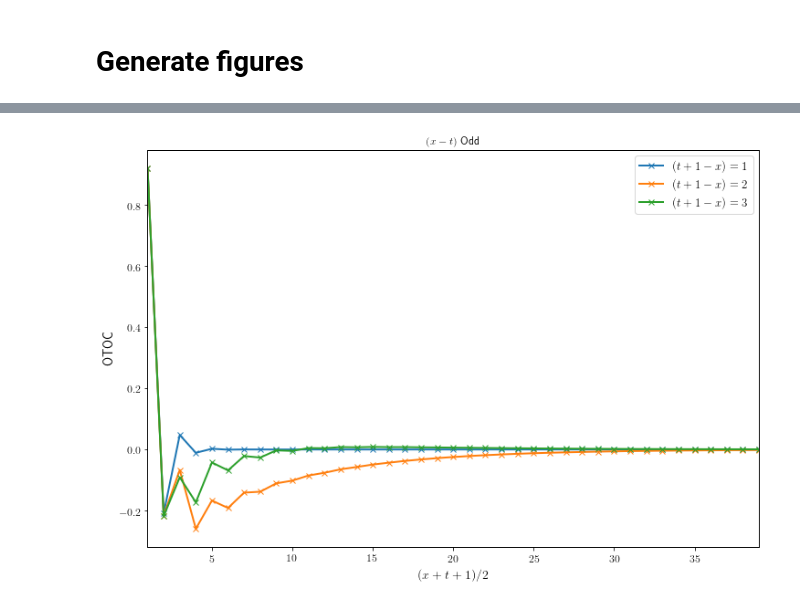
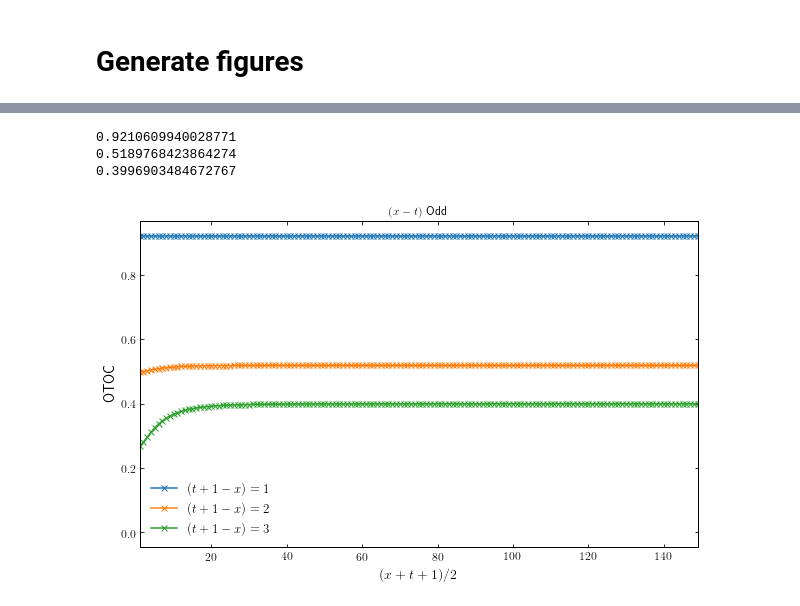
Before and after one commit to PieterWClaeys/UnitaryCircuits, a Jupyter notebook: OTOC_nlayers.ipynb, the cells around one changed output, grey strips where cells are left out. Drawn from its saved outputs; the diff is of its cells as text; code cells hidden in the pictures.

```diff
--- a/OTOC_nlayers.ipynb
+++ b/OTOC_nlayers.ipynb
@@ -582,3 +566,9 @@ n_t = 40
+# %%
+h_1, h_2 = 0.2, 0.3
+U = KIM_gate(h_1, h_2)
+op_L, op_R = Z, Z
+file_ex = 'zz'
+n_t = 50
 # %%
 #Get OTOC for even (x-t)
 plt.figure()
@@ -606,0 +597,33 @@ plt.show()
+# %%
+#Get OTOC for odd (x-t)
+plt.figure()
+for n_l in range(1,4):
+    [t_range, OTOC_range] = evol_odd(U, op_L, op_R, n_l, n_t)
+    #XX
+    #otoc_ss = np.cos(h_1)**2 * np.cos(h_1+h_2)**(2*(n_l-1))    #xx
+
+    #ZX
+    #if(n_l == 1):
+    #    otoc_ss = np.cos(h_1)**2 *2. - 1.   #zx
+    #else:
+    #    otoc_ss = (np.cos(h_1)**2 * np.cos(h_1+h_2)**(2*(n_l-1)))*2 - (np.cos(h_1)**2 * np.cos(h_1+h_2)**(2*(n_l-2)))   #zx
+    #ZZ
+    if(n_l == 1):
+        otoc_f = - 1.
+    else:
+        otoc_f = 0.
+
+
+    print(otoc_f)
+    plt.plot(t_range,[otoc_f]*len(t_range),'k--')
+    plt.plot(t_range,OTOC_range.real,'x-',label=r'$(t+1-x)=%s$'%n_l)
+
+
+
+plt.title(r'$(x-t)$ Odd ')
+plt.xlabel(r'$(x+t+1)/2$')
+plt.ylabel(r'OTOC')
+plt.legend()
+plt.xlim(1,n_t-1)
+#plt.savefig('OTOC_KIM_%s_odd.pdf'%file_ex)
+plt.show()
@@ -607,16 +717,23 @@ plt.show()
 # %%
+#U = KIM_gate()
+op_L, op_R = Z, X
+n_t = 150
+
 #Get OTOC for odd (x-t)
 plt.figure()
 for n_l in range(1,4):
     [t_range, OTOC_range] = evol_odd(U, op_L, op_R, n_l, n_t)
     plt.plot(t_range,OTOC_range.real,'x-',label=r'$(t+1-x)=%s$'%n_l)
-
+    print(OTOC_range.real[-1])
 plt.title(r'$(x-t)$ Odd ')
 plt.xlabel(r'$(x+t+1)/2$')
 plt.ylabel(r'OTOC')
 plt.legend()
 plt.xlim(1,n_t-1)
 #plt.savefig('OTOC_KIM_xz_odd.pdf')
 plt.show()
 # %% [output]
+0.9210609940028771
+0.5189768423864274
+0.3996903484672767
-[figure, old version]
+[figure, new version]
```
Also changed, not shown: parts of 16 cells of this notebook.
